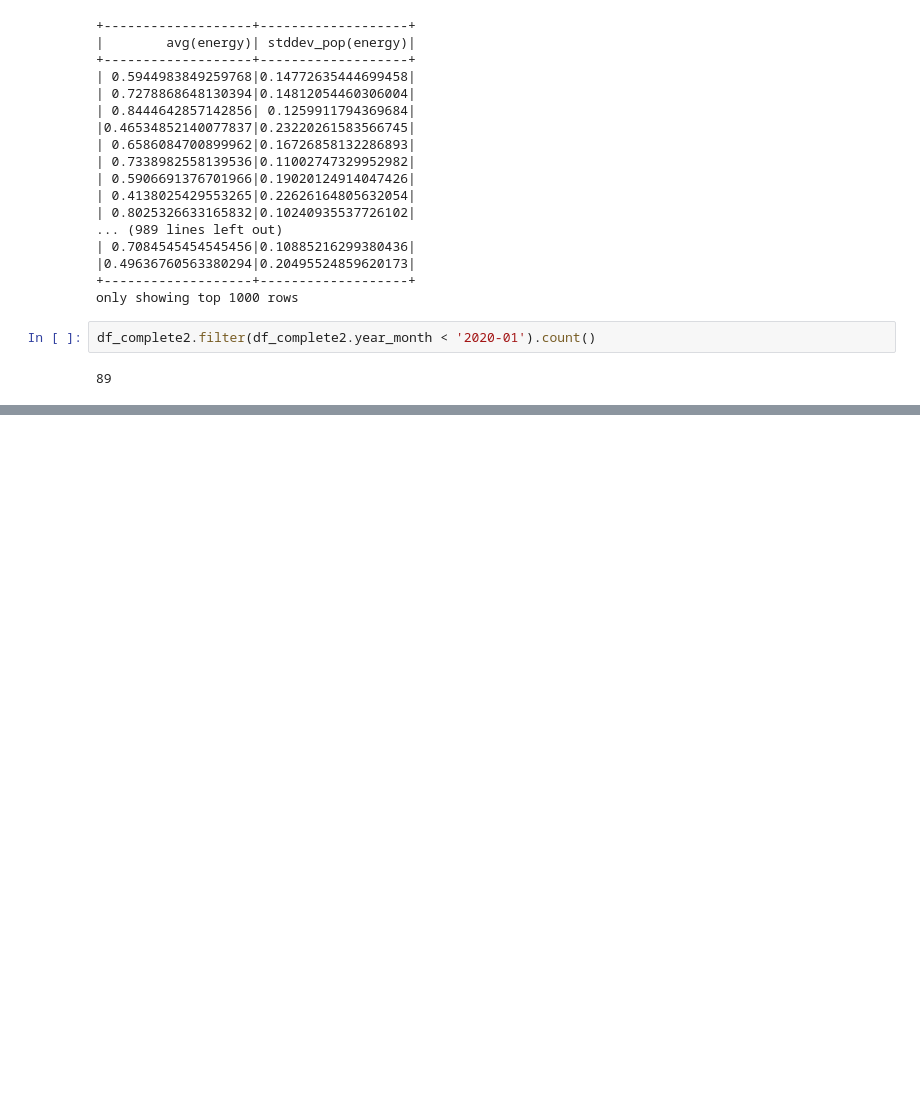
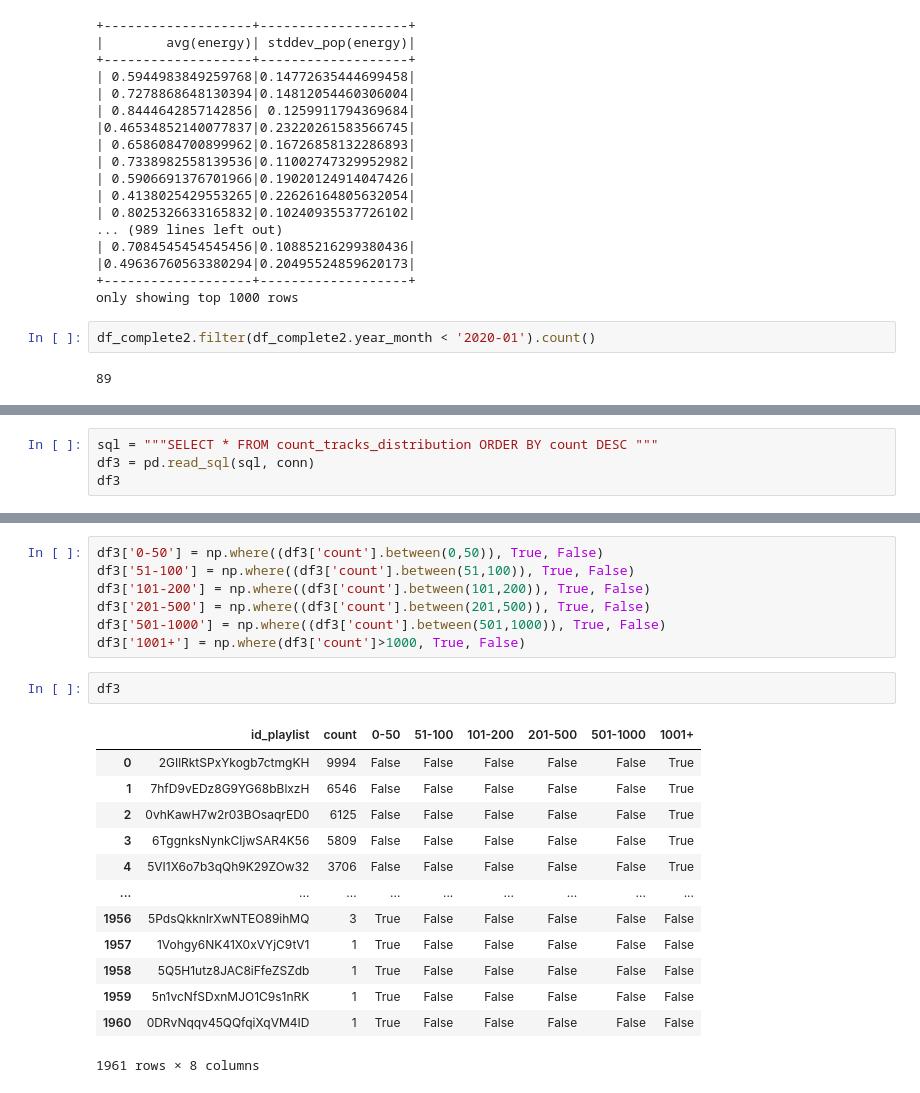
Before and after one commit to frabatx/Spotipy-Covid19, a Jupyter notebook: work/random_stuff.ipynb, the cells around one changed output, grey strips where cells are left out. Saved outputs shown, nothing was run; the diff lists cells and outputs as text; blank space fills up the shorter version.

```diff
--- a/work/random_stuff.ipynb
+++ b/work/random_stuff.ipynb
@@ -233,0 +447,4 @@ df_complete2.filter(df_complete2.year_month < '2020-01').count()
+# %%
+sql = """SELECT * FROM count_tracks_distribution ORDER BY count DESC """
+df3 = pd.read_sql(sql, conn)
+df3
@@ -233,0 +465,23 @@ df_complete2.filter(df_complete2.year_month < '2020-01').count()
+# %%
+df3['0-50'] = np.where((df3['count'].between(0,50)), True, False)
+df3['51-100'] = np.where((df3['count'].between(51,100)), True, False)
+df3['101-200'] = np.where((df3['count'].between(101,200)), True, False)
+df3['201-500'] = np.where((df3['count'].between(201,500)), True, False)
+df3['501-1000'] = np.where((df3['count'].between(501,1000)), True, False)
+df3['1001+'] = np.where(df3['count']>1000, True, False)
+# %%
+df3
+# %% [output]
+|  | id_playlist | count | 0-50 | 51-100 | 101-200 | 201-500 | 501-1000 | 1001+ |
+| 0 | 2GIlRktSPxYkogb7ctmgKH | 9994 | False | False | False | False | False | True |
+| 1 | 7hfD9vEDz8G9YG68bBlxzH | 6546 | False | False | False | False | False | True |
+| 2 | 0vhKawH7w2r03BOsaqrED0 | 6125 | False | False | False | False | False | True |
+| 3 | 6TggnksNynkCIjwSAR4K56 | 5809 | False | False | False | False | False | True |
+| 4 | 5VI1X6o7b3qQh9K29ZOw32 | 3706 | False | False | False | False | False | True |
+| ... | ... | ... | ... | ... | ... | ... | ... | ... |
+| 1956 | 5PdsQkknlrXwNTEO89ihMQ | 3 | True | False | False | False | False | False |
+| 1957 | 1Vohgy6NK41X0xVYjC9tV1 | 1 | True | False | False | False | False | False |
+| 1958 | 5Q5H1utz8JAC8iFfeZSZdb | 1 | True | False | False | False | False | False |
+| 1959 | 5n1vcNfSDxnMJO1C9s1nRK | 1 | True | False | False | False | False | False |
+| 1960 | 0DRvNqqv45QQfqiXqVM4ID | 1 | True | False | False | False | False | False |
+1961 rows × 8 columns
```
Also changed, not shown: parts of 21 cells of this notebook, 9 other files.
